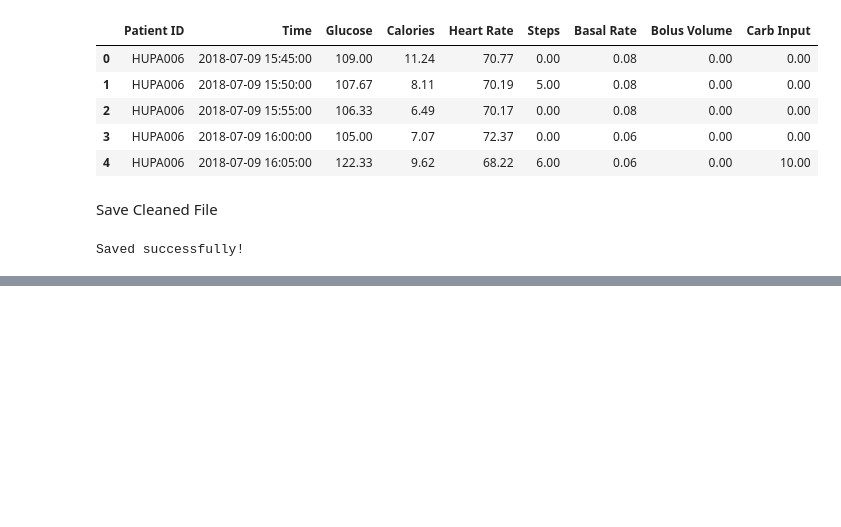
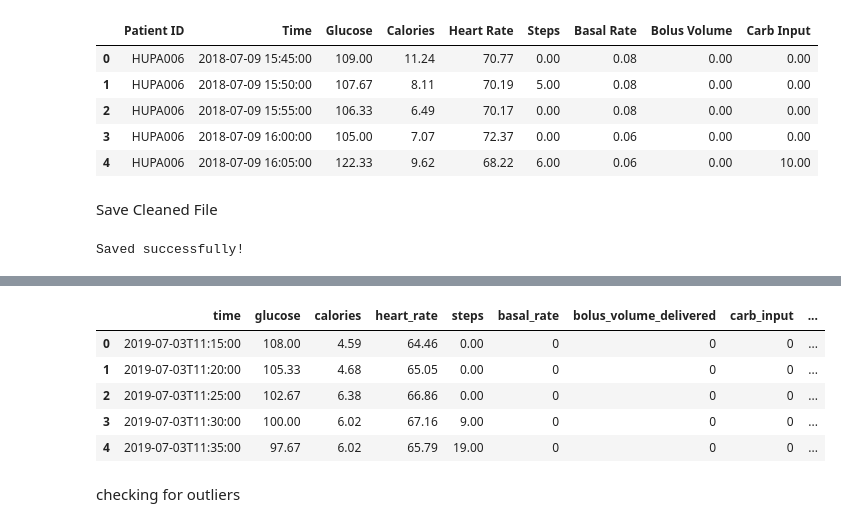
Before and after one commit to purni1986/Team2_-PyQueens_-Python-Hackathon-_MAY-2026, a Jupyter notebook: Abirami/Team 2_PyQueens_Abirami_Cleaning.ipynb, the cells around one changed output, grey strips where cells are left out. Drawn from its saved outputs; the diff is of its cells as text; code cells hidden in the pictures; blank space fills up the shorter version.

```diff
--- a/Abirami/Team 2_PyQueens_Abirami_Cleaning.ipynb
+++ b/Abirami/Team 2_PyQueens_Abirami_Cleaning.ipynb
@@ -390,0 +785,11 @@ Saved successfully!
+# %%
+df.head()
+# %% [output]
+|  | time | glucose | calories | heart_rate | steps | basal_rate | bolus_volume_delivered | carb_input | ... |
+| 0 | 2019-07-03T11:15:00 | 108.00 | 4.59 | 64.46 | 0.00 | 0 | 0 | 0 | ... |
+| 1 | 2019-07-03T11:20:00 | 105.33 | 4.68 | 65.05 | 0.00 | 0 | 0 | 0 | ... |
+| 2 | 2019-07-03T11:25:00 | 102.67 | 6.38 | 66.86 | 0.00 | 0 | 0 | 0 | ... |
+| 3 | 2019-07-03T11:30:00 | 100.00 | 6.02 | 67.16 | 9.00 | 0 | 0 | 0 | ... |
+| 4 | 2019-07-03T11:35:00 | 97.67 | 6.02 | 65.79 | 19.00 | 0 | 0 | 0 | ... |
+# %% [markdown]
+checking for outliers
```
Also changed, not shown: parts of 43 cells of this notebook, 5 other files.
